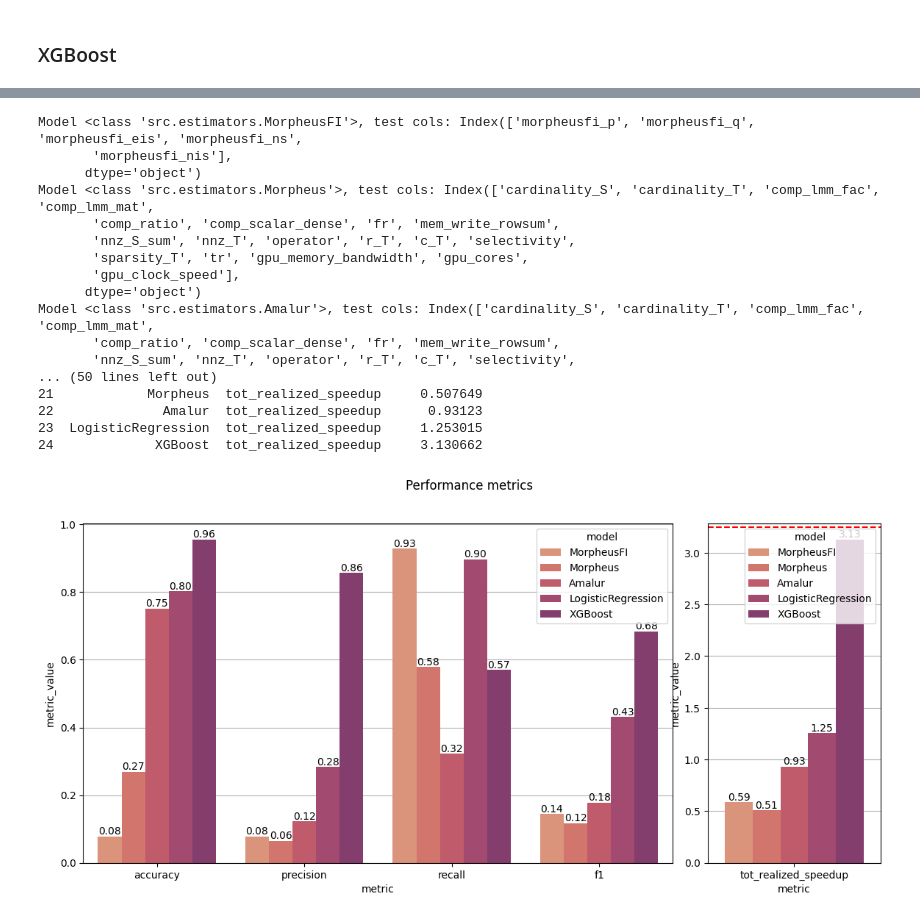
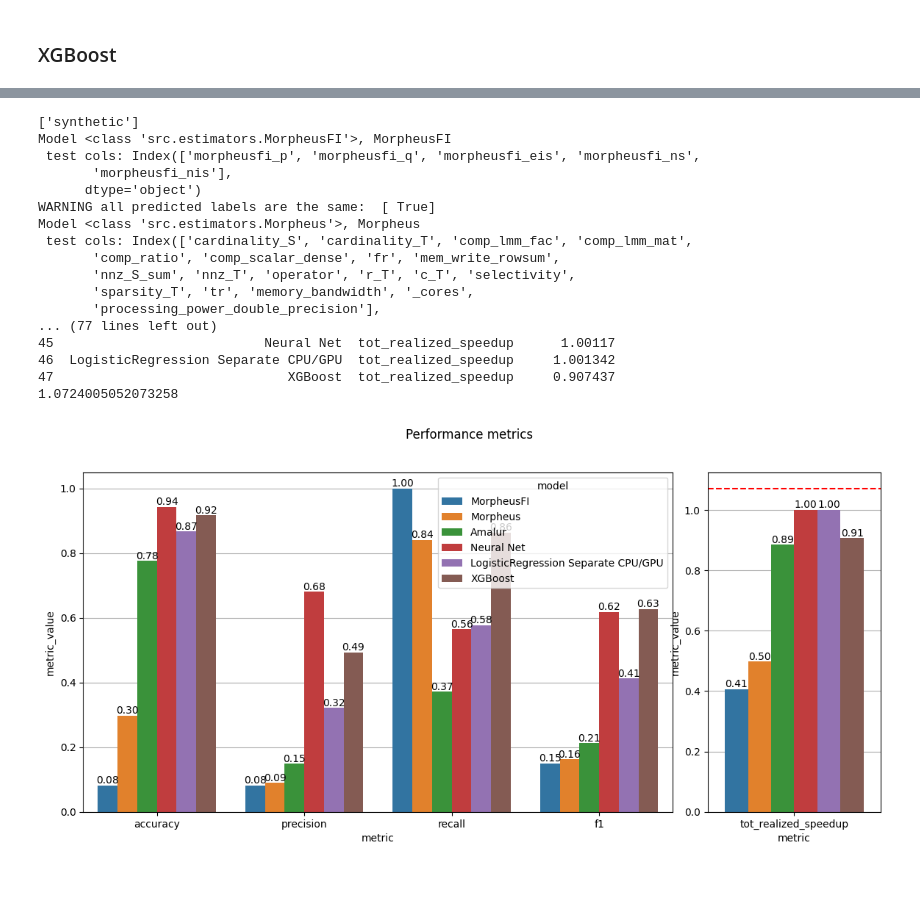
Before and after one commit to ptemarvelde/amalur-experiments, a Jupyter notebook: results/full_1/analysis.ipynb, the cells around one changed output, grey strips where cells are left out. Cells and saved outputs as stored; diff of their text form; code cells hidden in the pictures; blank space fills up the shorter version.

```diff
--- a/results/full_1/analysis.ipynb
+++ b/results/full_1/analysis.ipynb
@@ -429,22 +415,23 @@ Model <class 'src.estimators.Amalur'>, Amalur
-# %%
-X_validate, y_validate = validate[model_features], validate["label"]
-full_eval(X_validate, y_validate, validate)
-# %% [output]
-Model <class 'src.estimators.MorpheusFI'>, test cols: Index(['morpheusfi_p', 'morpheusfi_q', 'morpheusfi_eis', 'morpheusfi_ns',
-       'morpheusfi_nis'],
-      dtype='object')
-Model <class 'src.estimators.Morpheus'>, test cols: Index(['cardinality_S', 'cardinality_T', 'comp_lmm_fac', 'comp_lmm_mat',
-       'comp_ratio', 'comp_scalar_dense', 'fr', 'mem_write_rowsum',
-       'nnz_S_sum', 'nnz_T', 'operator', 'r_T', 'c_T', 'selectivity',
-       'sparsity_T', 'tr', 'gpu_memory_bandwidth', 'gpu_cores',
-       'gpu_clock_speed'],
-      dtype='object')
-Model <class 'src.estimators.Amalur'>, test cols: Index(['cardinality_S', 'cardinality_T', 'comp_lmm_fac', 'comp_lmm_mat',
-       'comp_ratio', 'comp_scalar_dense', 'fr', 'mem_write_rowsum',
-       'nnz_S_sum', 'nnz_T', 'operator', 'r_T', 'c_T', 'selectivity',
-... (50 lines left out)
-21            Morpheus  tot_realized_speedup     0.507649
-22              Amalur  tot_realized_speedup      0.93123
-23  LogisticRegression  tot_realized_speedup     1.253015
-24             XGBoost  tot_realized_speedup     3.130662
-[figure, removed]
+# %%
+cond = test.operator.isin(model_operators)
+print(test.dataset_type.unique())
+full_eval(X_test[cond], y_test[cond], test[cond])
+# %% [output]
+['synthetic']
+Model <class 'src.estimators.MorpheusFI'>, MorpheusFI
+ test cols: Index(['morpheusfi_p', 'morpheusfi_q', 'morpheusfi_eis', 'morpheusfi_ns',
+       'morpheusfi_nis'],
+      dtype='object')
+WARNING all predicted labels are the same:  [ True]
+Model <class 'src.estimators.Morpheus'>, Morpheus
+ test cols: Index(['cardinality_S', 'cardinality_T', 'comp_lmm_fac', 'comp_lmm_mat',
+       'comp_ratio', 'comp_scalar_dense', 'fr', 'mem_write_rowsum',
+       'nnz_S_sum', 'nnz_T', 'operator', 'r_T', 'c_T', 'selectivity',
+       'sparsity_T', 'tr', 'memory_bandwidth', '_cores',
+       'processing_power_double_precision'],
+... (77 lines left out)
+45                           Neural Net  tot_realized_speedup      1.00117
+46  LogisticRegression Separate CPU/GPU  tot_realized_speedup     1.001342
+47                              XGBoost  tot_realized_speedup     0.907437
+1.0724005052073258
+[figure, added]
```
Also changed, not shown: parts of 15 cells of this notebook, 3 other files.
